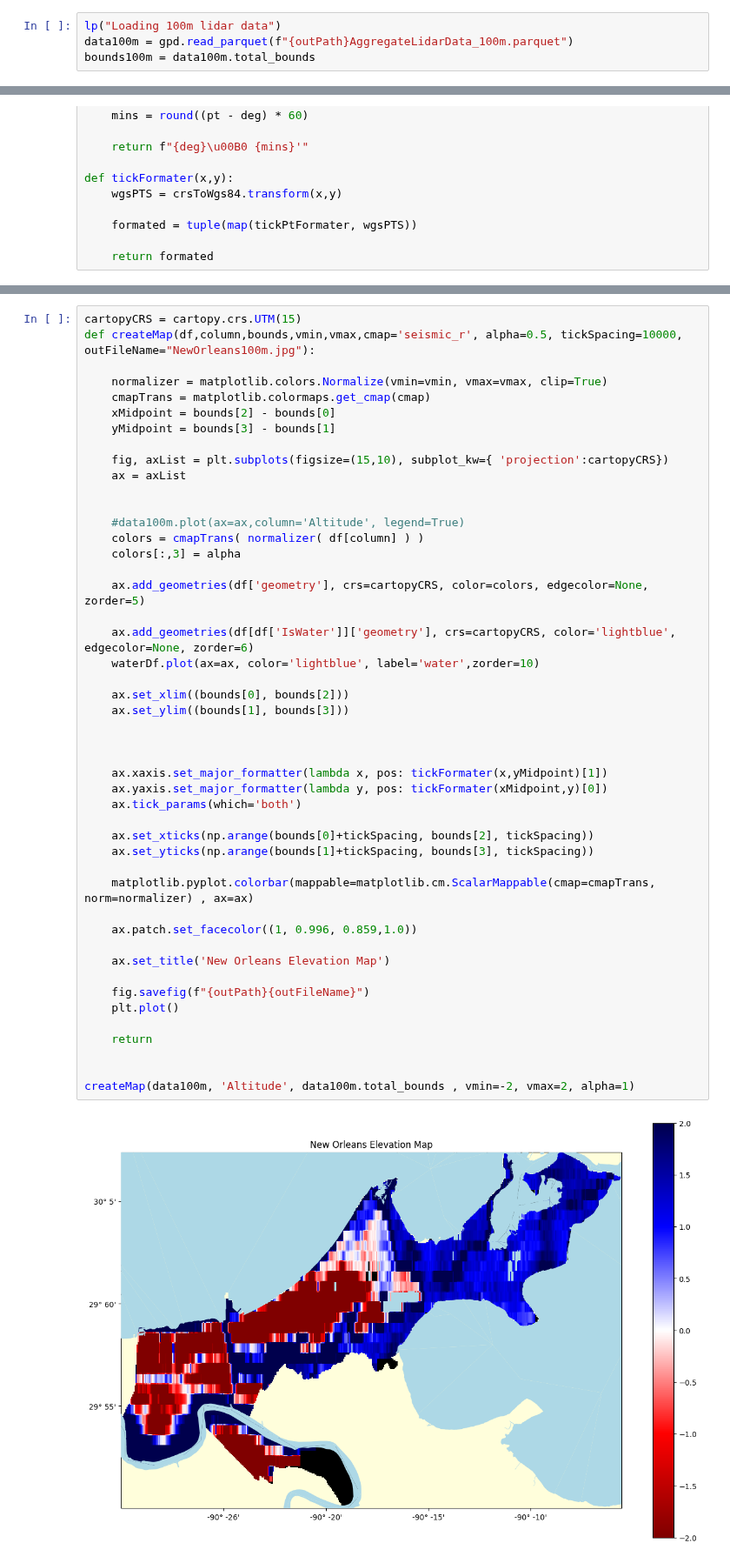
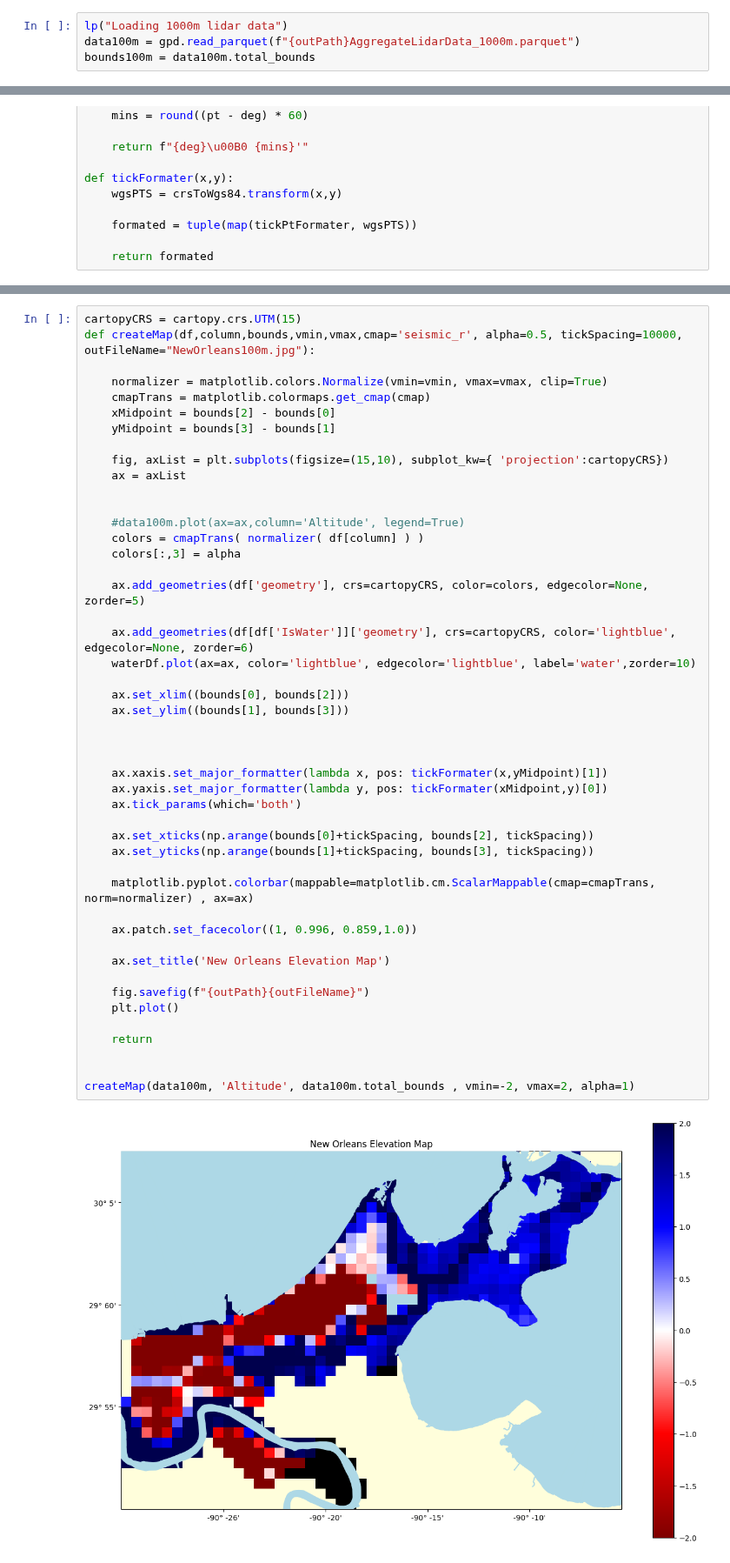
Before and after one commit to GarysCorner/NewOrleansElevation, a Jupyter notebook: CreateMaps_NewOrleans.ipynb, the cells around one changed output, grey strips where cells are left out. Shown at 87% size. Cells and saved outputs as stored; diff of their text form.

Commit message:
Reran with low resolution but properly processed data

```diff
--- a/CreateMaps_NewOrleans.ipynb
+++ b/CreateMaps_NewOrleans.ipynb
@@ -31,5 +31,5 @@ lp(f"dataPath:  {dataPath}")
 # %%
-lp("Loading 100m lidar data")
-data100m = gpd.read_parquet(f"{outPath}AggregateLidarData_100m.parquet")
+lp("Loading 1000m lidar data")
+data100m = gpd.read_parquet(f"{outPath}AggregateLidarData_1000m.parquet")
 bounds100m = data100m.total_bounds
 # %% [output]
@@ -114,32 +114,32 @@ def createMap(df,column,bounds,vmin,vmax,cmap='seismic_r', alpha=0.5, tickSpacin
     ax.add_geometries(df['geometry'], crs=cartopyCRS, color=colors, edgecolor=None, zorder=5)
 
     ax.add_geometries(df[df['IsWater']]['geometry'], crs=cartopyCRS, color='lightblue', edgecolor=None, zorder=6)
-    waterDf.plot(ax=ax, color='lightblue', label='water',zorder=10)
+    waterDf.plot(ax=ax, color='lightblue', edgecolor='lightblue', label='water',zorder=10)
 
     ax.set_xlim((bounds[0], bounds[2]))
     ax.set_ylim((bounds[1], bounds[3]))
 
 
 
     ax.xaxis.set_major_formatter(lambda x, pos: tickFormater(x,yMidpoint)[1])
     ax.yaxis.set_major_formatter(lambda y, pos: tickFormater(xMidpoint,y)[0])
     ax.tick_params(which='both')
 
     ax.set_xticks(np.arange(bounds[0]+tickSpacing, bounds[2], tickSpacing))
     ax.set_yticks(np.arange(bounds[1]+tickSpacing, bounds[3], tickSpacing))
 
     matplotlib.pyplot.colorbar(mappable=matplotlib.cm.ScalarMappable(cmap=cmapTrans, norm=normalizer) , ax=ax)
 
     ax.patch.set_facecolor((1, 0.996, 0.859,1.0))
 
     ax.set_title('New Orleans Elevation Map')
 
     fig.savefig(f"{outPath}{outFileName}")
     plt.plot()
 
     return
 
 
 createMap(data100m, 'Altitude', data100m.total_bounds , vmin=-2, vmax=2, alpha=1)
 # %% [output]
-[figure, old version]
+[figure, new version]
```
Also changed, not shown: parts of 9 cells of this notebook, 1 other file.
